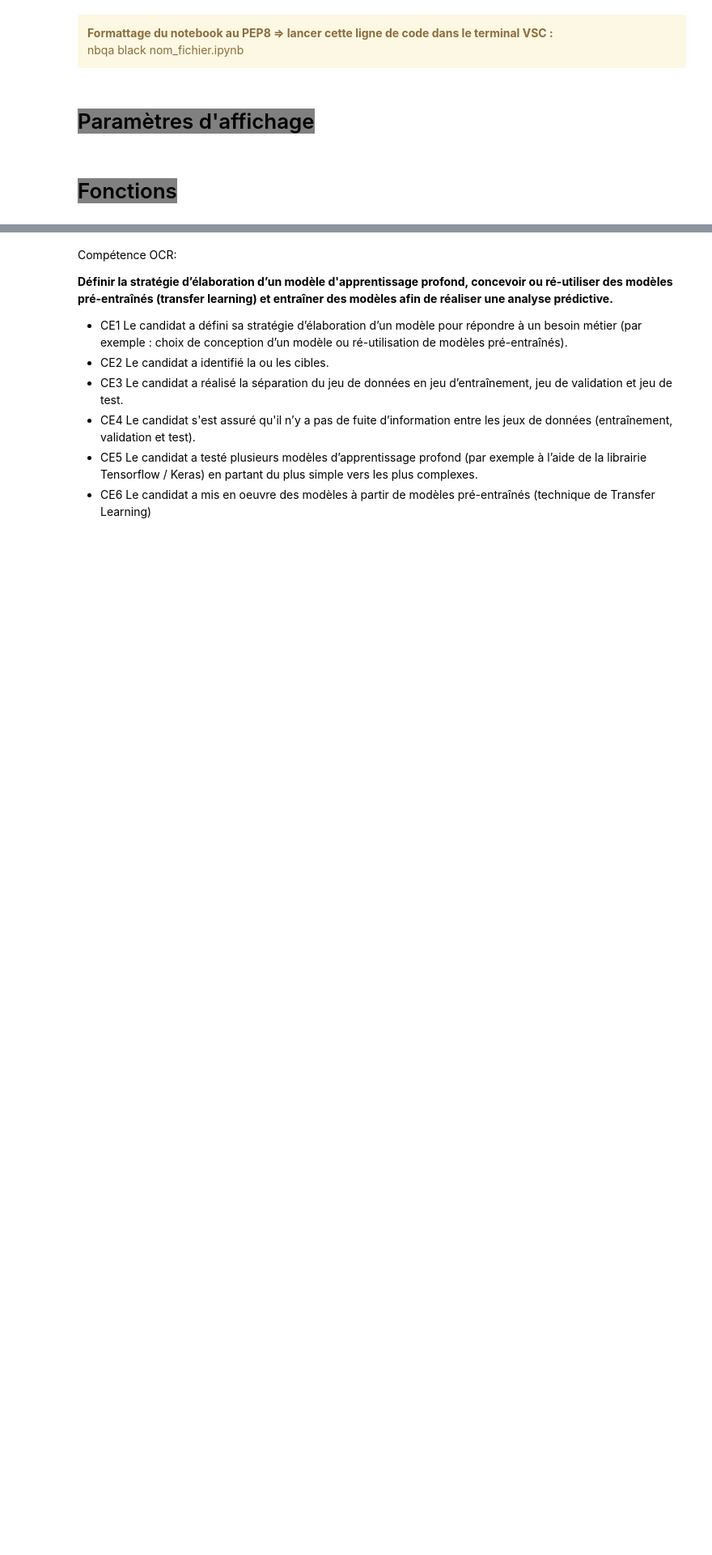
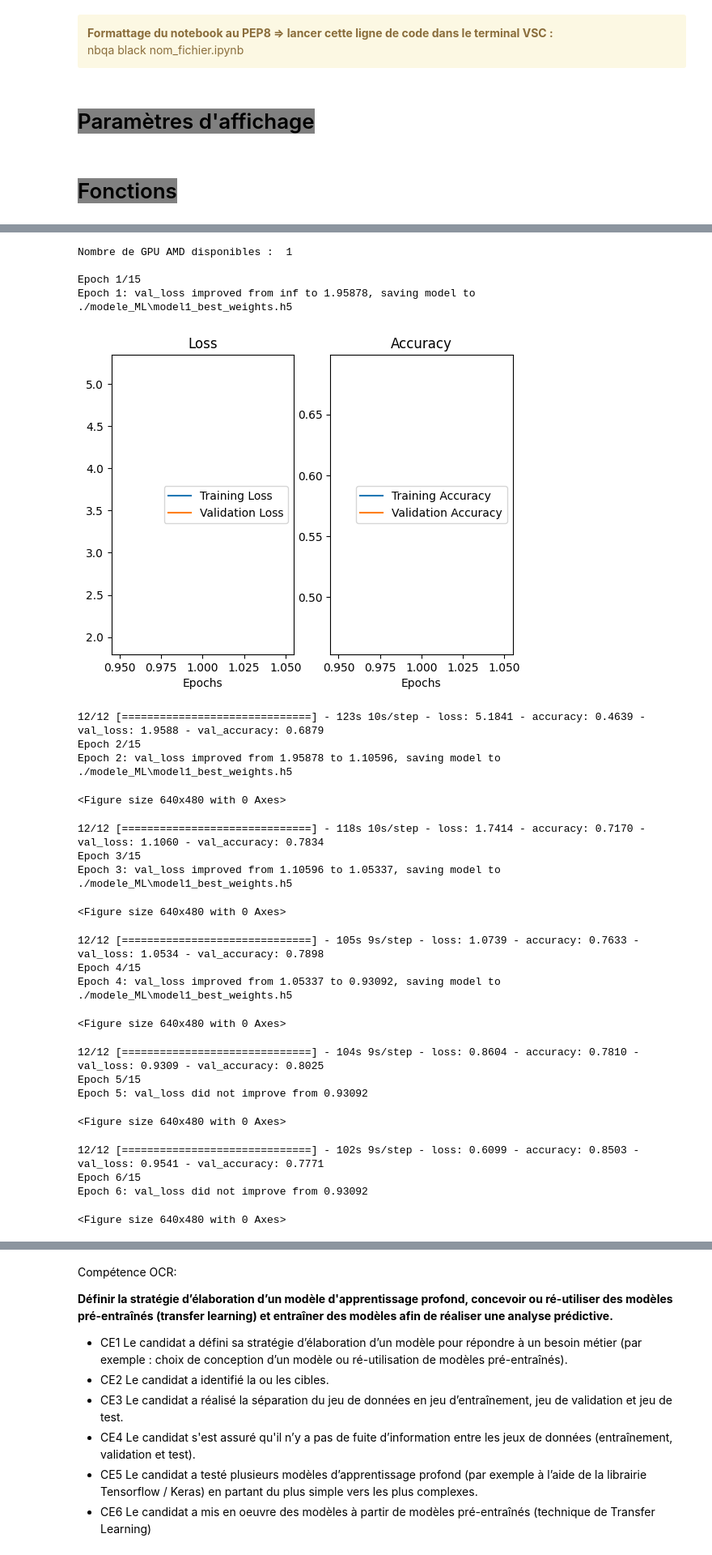
Before and after one commit to pierrickBERTHE/PB6-Classification_automatique_de_produits, a Jupyter notebook: berthe_pierrick_3_notebook_classification_122023.ipynb, the cells around one changed output, grey strips where cells are left out. Shown: that part at 81% size. Cells and saved outputs as stored; diff of their text form; code cells hidden in the pictures; blank space fills up the shorter version.

```diff
--- a/berthe_pierrick_3_notebook_classification_122023.ipynb
+++ b/berthe_pierrick_3_notebook_classification_122023.ipynb
@@ -184,0 +1002,20 @@ for fichier in fichiers:
+# %%
+# Création du modèle
+with tf.device('/gpu:0'):
+    model_tl_vgg16_noDA = creation_modele_transfer_vgg16()
+
+# Callback 1 : Enregistrer le meilleur modèle (poids lorsque val_loss minimale)
+chemin_modele_export = "./modele_ML/model_tl_vgg16_noDA_best_weights.h5"
+checkpoint = ModelCheckpoint(
+    chemin_modele_export,
+    monitor='val_loss',
+    verbose=1,
+    save_best_only=True,
+    mode='min'
+    )
+
+# Callback 2 : Arreter entrainement si val_loss ne diminue plus apres 3 epochs
+es = EarlyStopping(monitor='val_loss', mode='min', verbose=1, patience=3)
+
+# Assigner les callbacks à la méthode fit() du modele
+callbacks_list = [checkpoint, es]
@@ -184,0 +1047,43 @@ for fichier in fichiers:
+# %%
+# Afficher les GPU AMD disponibles
+amd_gpus = get_available_amd_gpus()
+print("Nombre de GPU AMD disponibles : ", len(amd_gpus), "\n")
+
+# Entraîner sur les données d'entraînement (X_train, y_train)
+with tf.device('/gpu:0'):
+
+    history_tl_vgg16_noDA = model_tl_vgg16_noDA.fit(
+        X_train,
+        y_train,
+        epochs=15,
+        batch_size=64,
+        callbacks=callbacks_list,
+        validation_data=(X_val, y_val),
+        verbose=1
+        )
+# %% [output]
+Nombre de GPU AMD disponibles :  1
+
+Epoch 1/15
+Epoch 1: val_loss improved from inf to 1.95878, saving model to ./modele_ML\model1_best_weights.h5
+[figure, added]
+12/12 [==============================] - 123s 10s/step - loss: 5.1841 - accuracy: 0.4639 - val_loss: 1.9588 - val_accuracy: 0.6879
+Epoch 2/15
+Epoch 2: val_loss improved from 1.95878 to 1.10596, saving model to ./modele_ML\model1_best_weights.h5
+<Figure size 640x480 with 0 Axes>
+12/12 [==============================] - 118s 10s/step - loss: 1.7414 - accuracy: 0.7170 - val_loss: 1.1060 - val_accuracy: 0.7834
+Epoch 3/15
+Epoch 3: val_loss improved from 1.10596 to 1.05337, saving model to ./modele_ML\model1_best_weights.h5
+<Figure size 640x480 with 0 Axes>
+12/12 [==============================] - 105s 9s/step - loss: 1.0739 - accuracy: 0.7633 - val_loss: 1.0534 - val_accuracy: 0.7898
+Epoch 4/15
+Epoch 4: val_loss improved from 1.05337 to 0.93092, saving model to ./modele_ML\model1_best_weights.h5
+<Figure size 640x480 with 0 Axes>
+12/12 [==============================] - 104s 9s/step - loss: 0.8604 - accuracy: 0.7810 - val_loss: 0.9309 - val_accuracy: 0.8025
+Epoch 5/15
+Epoch 5: val_loss did not improve from 0.93092
+<Figure size 640x480 with 0 Axes>
+12/12 [==============================] - 102s 9s/step - loss: 0.6099 - accuracy: 0.8503 - val_loss: 0.9541 - val_accuracy: 0.7771
+Epoch 6/15
+Epoch 6: val_loss did not improve from 0.93092
+<Figure size 640x480 with 0 Axes>
```
Also changed, not shown: parts of 66 cells of this notebook, 3 other files.
